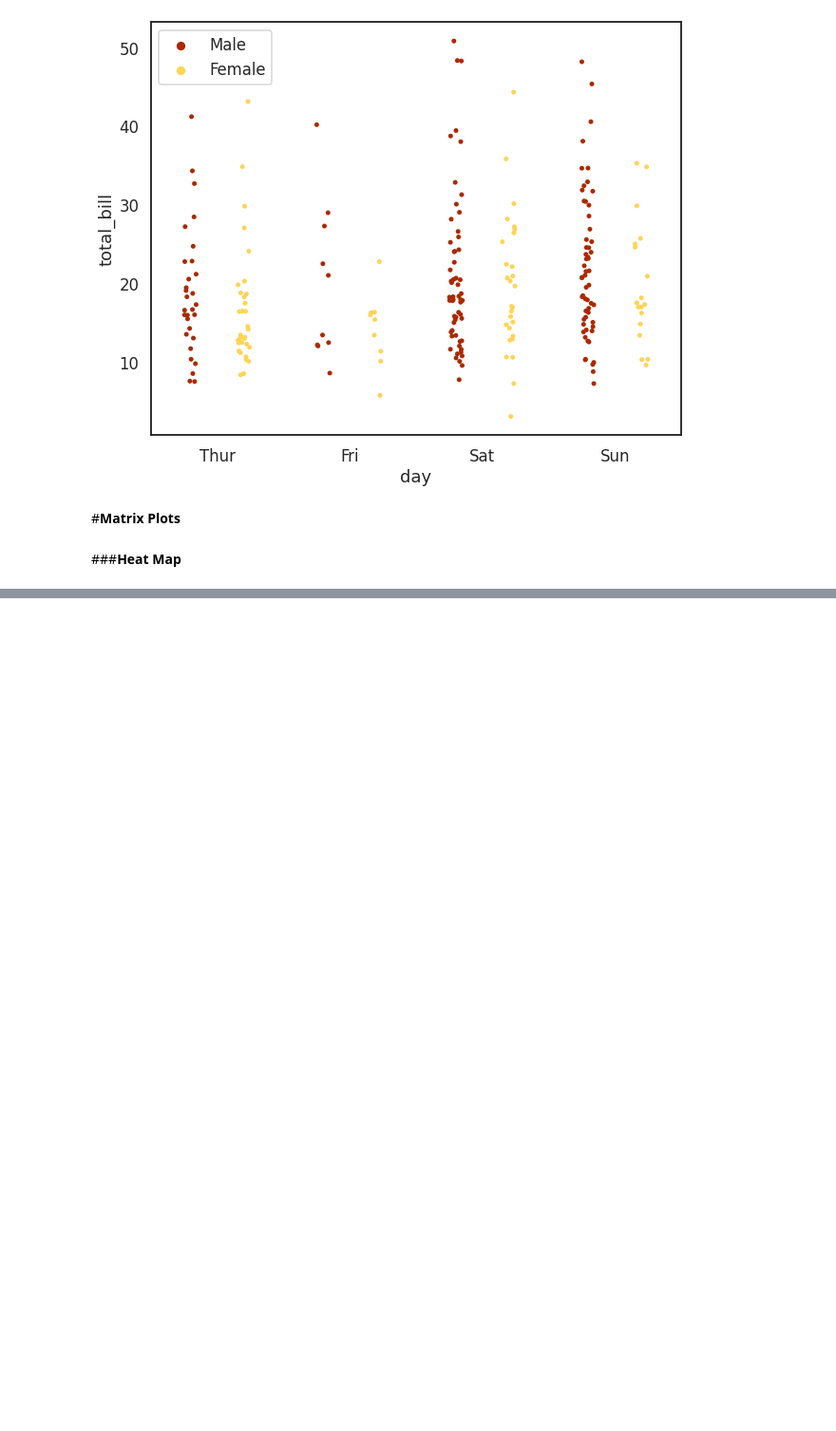
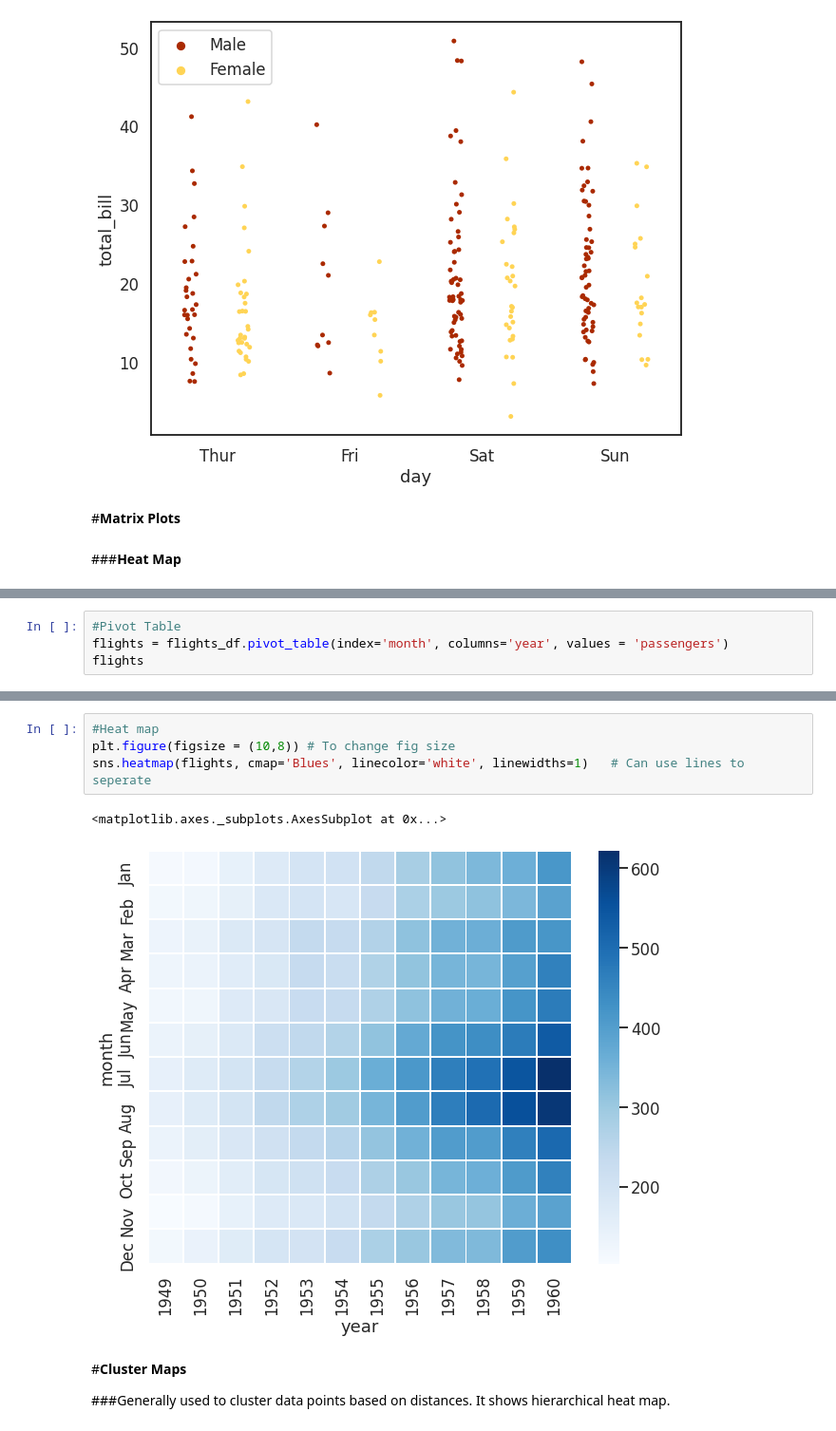
Before and after one commit to yagnik99/Daily-Basic-Coding, a Jupyter notebook: Seaborn.ipynb, the cells around one changed output, grey strips where cells are left out. Shown at 95% size. Cells and saved outputs as stored; diff of their text form; blank space fills up the shorter version.

```diff
--- a/Seaborn.ipynb
+++ b/Seaborn.ipynb
@@ -176,0 +201,4 @@ plt.legend(loc=0)   # Move or set the label. here male/female - or can use other
+# %%
+#Pivot Table
+flights = flights_df.pivot_table(index='month', columns='year', values = 'passengers')
+flights
@@ -176,0 +220,11 @@ plt.legend(loc=0)   # Move or set the label. here male/female - or can use other
+# %%
+#Heat map
+plt.figure(figsize = (10,8)) # To change fig size
+sns.heatmap(flights, cmap='Blues', linecolor='white', linewidths=1)   # Can use lines to seperate
+# %% [output]
+<matplotlib.axes._subplots.AxesSubplot at 0x...>
+[figure, added]
+# %% [markdown]
+#**Cluster Maps**
+
+###Generally used to cluster data points based on distances. It shows hierarchical heat map.
```
Also changed, not shown: parts of 21 cells of this notebook.
